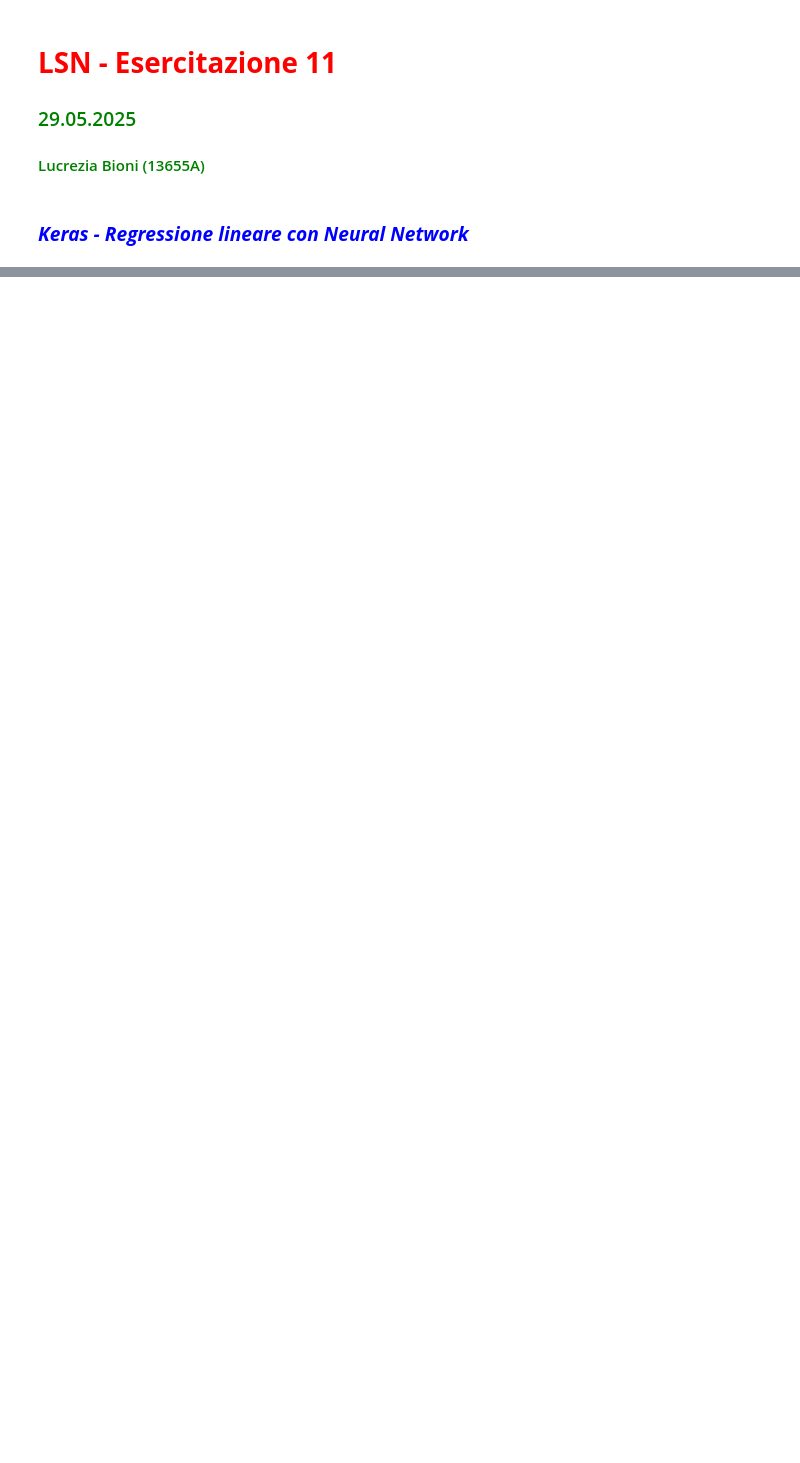
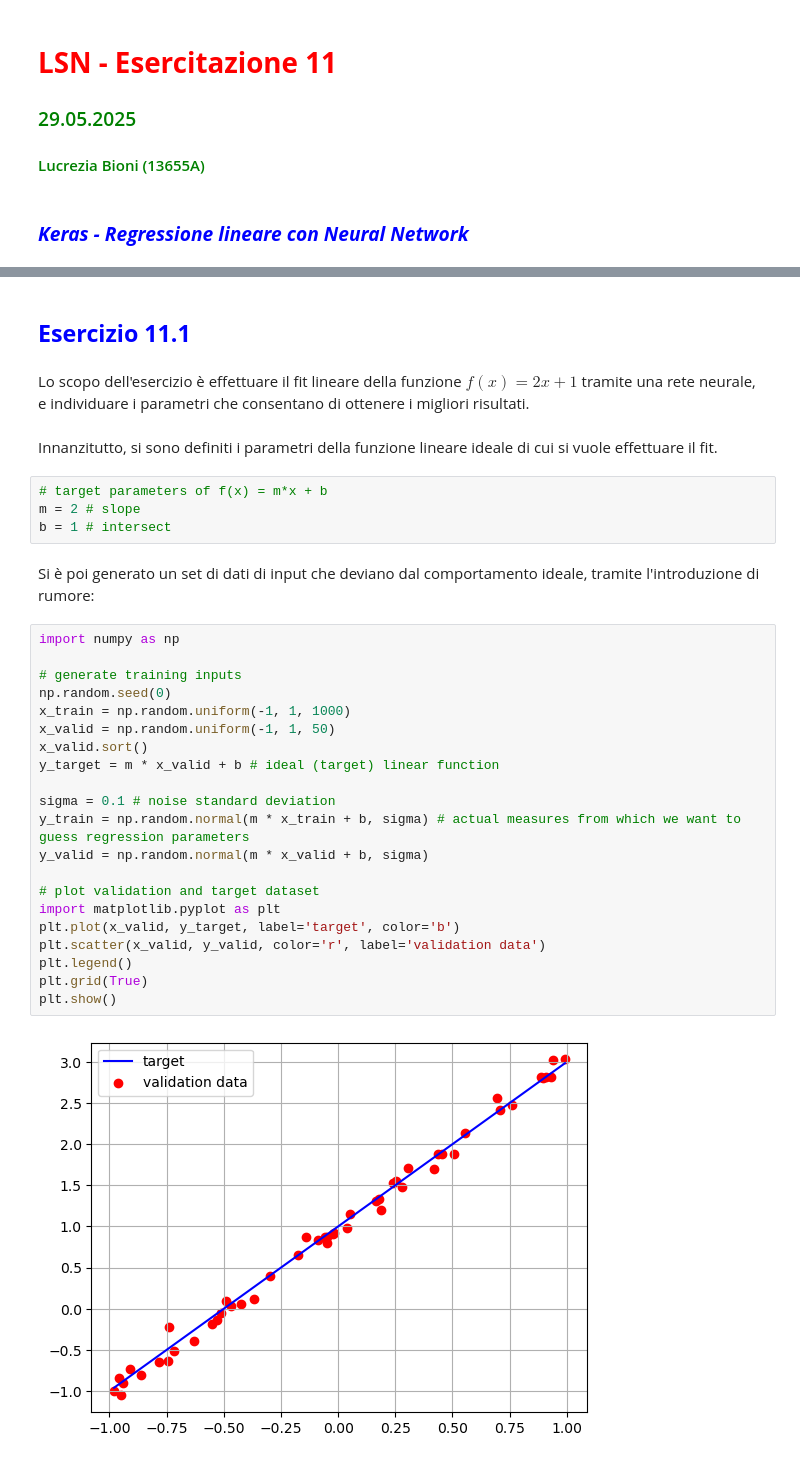
Before and after one commit to LucreziaBioni/numerical-simulation-laboratory, a Jupyter notebook: 11/11.ipynb, the cells around one changed output, grey strips where cells are left out. Cells and saved outputs as stored; diff of their text form; blank space fills up the shorter version.

```diff
--- a/11/11.ipynb
+++ b/11/11.ipynb
@@ -55,0 +16,35 @@ Ne
+# %% [markdown]
+## <span style="color:blue">**Esercizio 11.1**
+# %% [markdown]
+Lo scopo dell'esercizio è effettuare il fit lineare della funzione $f(x)=2x+1$ tramite una rete neurale, e individuare i parametri che consentano di ottenere i migliori risultati.
+# %% [markdown]
+Innanzitutto, si sono definiti i parametri della funzione lineare ideale di cui si vuole effettuare il fit.
+# %%
+# target parameters of f(x) = m*x + b
+m = 2 # slope
+b = 1 # intersect
+# %% [markdown]
+Si è poi generato un set di dati di input che deviano dal comportamento ideale, tramite l'introduzione di rumore:
+# %%
+import numpy as np
+
+# generate training inputs
+np.random.seed(0)
+x_train = np.random.uniform(-1, 1, 1000)
+x_valid = np.random.uniform(-1, 1, 50)
+x_valid.sort()
+y_target = m * x_valid + b # ideal (target) linear function
+
+sigma = 0.1 # noise standard deviation
+y_train = np.random.normal(m * x_train + b, sigma) # actual measures from which we want to guess regression parameters
+y_valid = np.random.normal(m * x_valid + b, sigma)
+
+# plot validation and target dataset
+import matplotlib.pyplot as plt
+plt.plot(x_valid, y_target, label='target', color='b')
+plt.scatter(x_valid, y_valid, color='r', label='validation data')
+plt.legend()
+plt.grid(True)
+plt.show()
+# %% [output]
+[figure, added]
```
Also changed, not shown: parts of 12 cells of this notebook, 1 other file.
